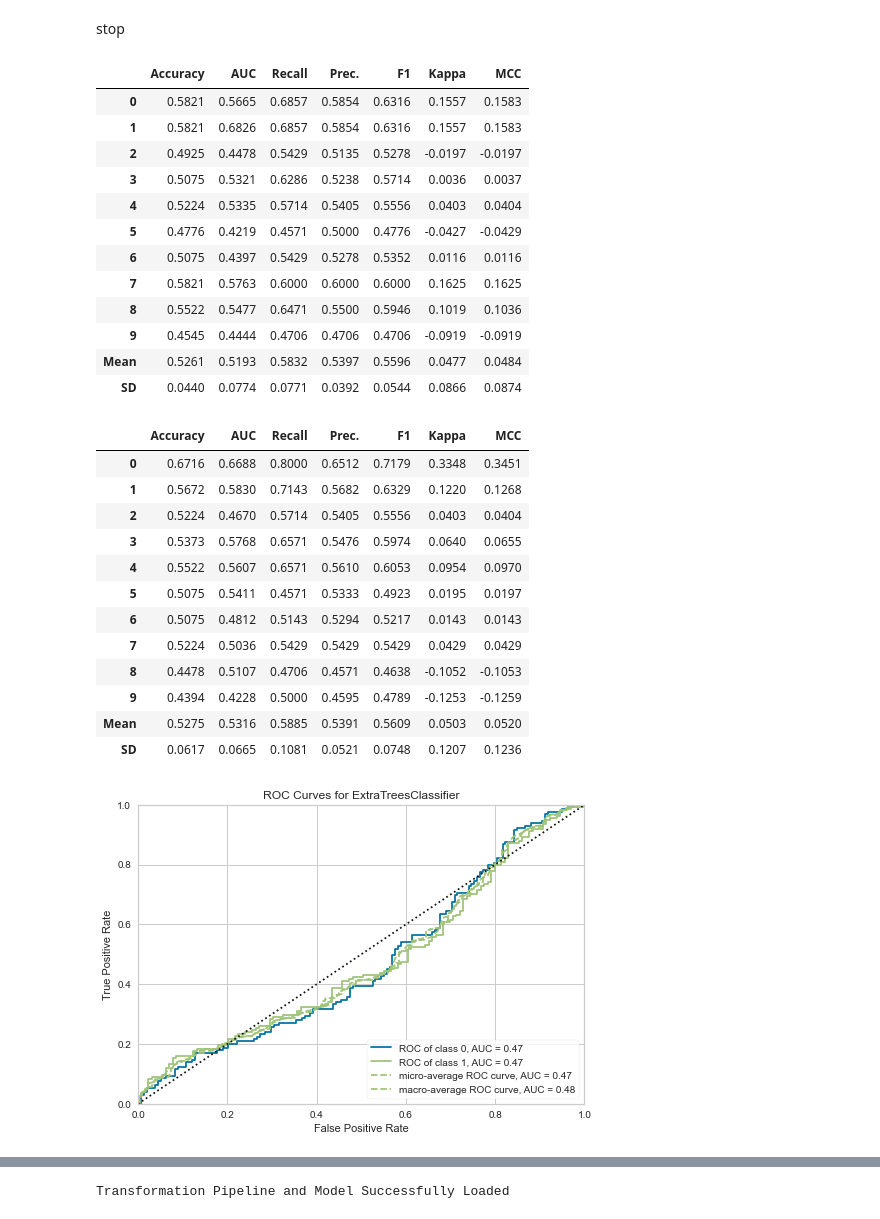
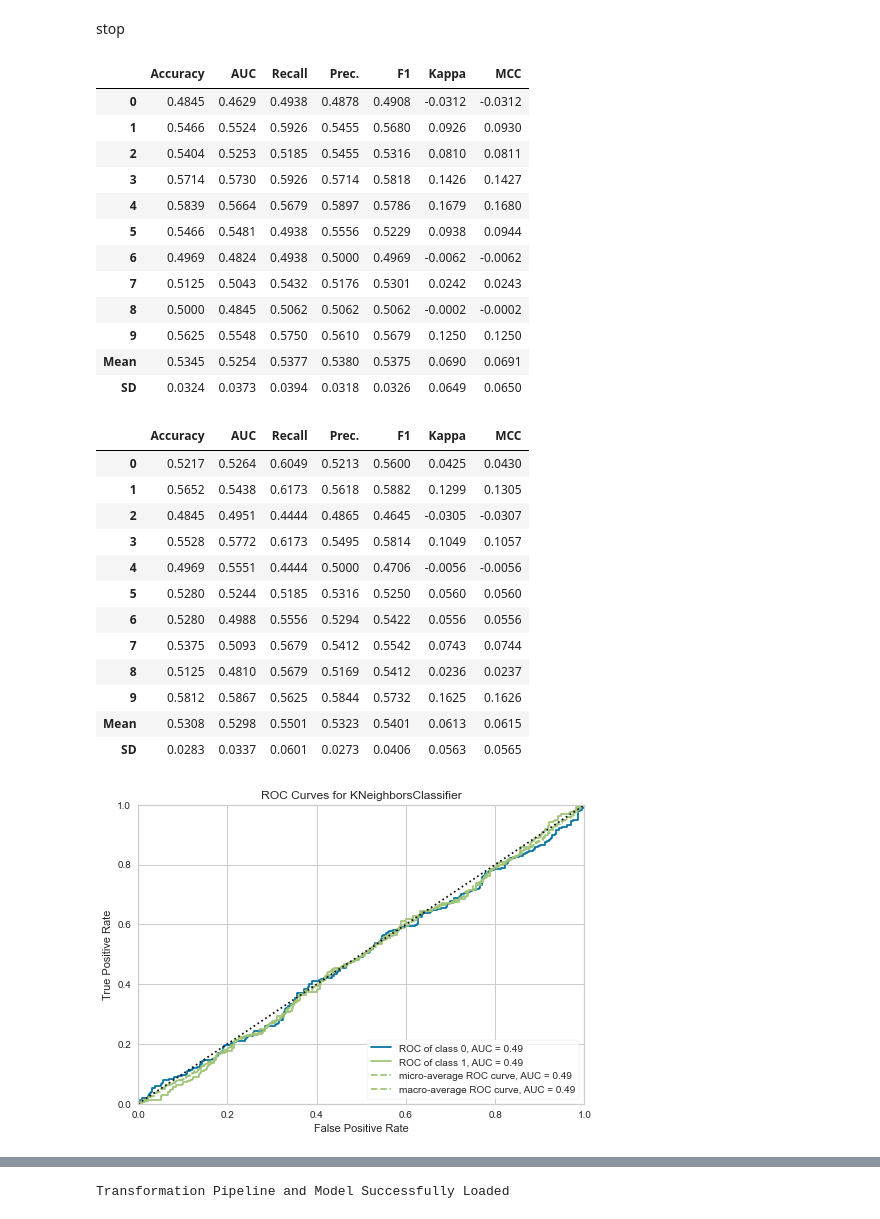
Before and after one commit to Forexience/Forexience, a Jupyter notebook: Testing_Pipeline/Back_Test_Binary_Classification.ipynb, the cells around one changed output, grey strips where cells are left out. Saved outputs shown, nothing was run; the diff lists cells and outputs as text; code cells hidden in the pictures.

```diff
--- a/Testing_Pipeline/Back_Test_Binary_Classification.ipynb
+++ b/Testing_Pipeline/Back_Test_Binary_Classification.ipynb
@@ -131,41 +126,41 @@ ExtraTreesClassifier(bootstrap=False, ccp_alpha=0.0, class_weight=None,
 # %% [markdown]
 stop
 # %%
-MODEL = create_model('et')
+MODEL = create_model('knn')
 # %% [output]
 |  | Accuracy | AUC | Recall | Prec. | F1 | Kappa | MCC |
-| 0 | 0.5821 | 0.5665 | 0.6857 | 0.5854 | 0.6316 | 0.1557 | 0.1583 |
-| 1 | 0.5821 | 0.6826 | 0.6857 | 0.5854 | 0.6316 | 0.1557 | 0.1583 |
-| 2 | 0.4925 | 0.4478 | 0.5429 | 0.5135 | 0.5278 | -0.0197 | -0.0197 |
-| 3 | 0.5075 | 0.5321 | 0.6286 | 0.5238 | 0.5714 | 0.0036 | 0.0037 |
-| 4 | 0.5224 | 0.5335 | 0.5714 | 0.5405 | 0.5556 | 0.0403 | 0.0404 |
-| 5 | 0.4776 | 0.4219 | 0.4571 | 0.5000 | 0.4776 | -0.0427 | -0.0429 |
-| 6 | 0.5075 | 0.4397 | 0.5429 | 0.5278 | 0.5352 | 0.0116 | 0.0116 |
-| 7 | 0.5821 | 0.5763 | 0.6000 | 0.6000 | 0.6000 | 0.1625 | 0.1625 |
-| 8 | 0.5522 | 0.5477 | 0.6471 | 0.5500 | 0.5946 | 0.1019 | 0.1036 |
-| 9 | 0.4545 | 0.4444 | 0.4706 | 0.4706 | 0.4706 | -0.0919 | -0.0919 |
-| Mean | 0.5261 | 0.5193 | 0.5832 | 0.5397 | 0.5596 | 0.0477 | 0.0484 |
-| SD | 0.0440 | 0.0774 | 0.0771 | 0.0392 | 0.0544 | 0.0866 | 0.0874 |
+| 0 | 0.4845 | 0.4629 | 0.4938 | 0.4878 | 0.4908 | -0.0312 | -0.0312 |
+| 1 | 0.5466 | 0.5524 | 0.5926 | 0.5455 | 0.5680 | 0.0926 | 0.0930 |
+| 2 | 0.5404 | 0.5253 | 0.5185 | 0.5455 | 0.5316 | 0.0810 | 0.0811 |
+| 3 | 0.5714 | 0.5730 | 0.5926 | 0.5714 | 0.5818 | 0.1426 | 0.1427 |
+| 4 | 0.5839 | 0.5664 | 0.5679 | 0.5897 | 0.5786 | 0.1679 | 0.1680 |
+| 5 | 0.5466 | 0.5481 | 0.4938 | 0.5556 | 0.5229 | 0.0938 | 0.0944 |
+| 6 | 0.4969 | 0.4824 | 0.4938 | 0.5000 | 0.4969 | -0.0062 | -0.0062 |
+| 7 | 0.5125 | 0.5043 | 0.5432 | 0.5176 | 0.5301 | 0.0242 | 0.0243 |
+| 8 | 0.5000 | 0.4845 | 0.5062 | 0.5062 | 0.5062 | -0.0002 | -0.0002 |
+| 9 | 0.5625 | 0.5548 | 0.5750 | 0.5610 | 0.5679 | 0.1250 | 0.1250 |
+| Mean | 0.5345 | 0.5254 | 0.5377 | 0.5380 | 0.5375 | 0.0690 | 0.0691 |
+| SD | 0.0324 | 0.0373 | 0.0394 | 0.0318 | 0.0326 | 0.0649 | 0.0650 |
 # %%
 TUNED_MODEL = tune_model(MODEL)
 # %% [output]
 |  | Accuracy | AUC | Recall | Prec. | F1 | Kappa | MCC |
-| 0 | 0.6716 | 0.6688 | 0.8000 | 0.6512 | 0.7179 | 0.3348 | 0.3451 |
-| 1 | 0.5672 | 0.5830 | 0.7143 | 0.5682 | 0.6329 | 0.1220 | 0.1268 |
-| 2 | 0.5224 | 0.4670 | 0.5714 | 0.5405 | 0.5556 | 0.0403 | 0.0404 |
-| 3 | 0.5373 | 0.5768 | 0.6571 | 0.5476 | 0.5974 | 0.0640 | 0.0655 |
-| 4 | 0.5522 | 0.5607 | 0.6571 | 0.5610 | 0.6053 | 0.0954 | 0.0970 |
-| 5 | 0.5075 | 0.5411 | 0.4571 | 0.5333 | 0.4923 | 0.0195 | 0.0197 |
-| 6 | 0.5075 | 0.4812 | 0.5143 | 0.5294 | 0.5217 | 0.0143 | 0.0143 |
-| 7 | 0.5224 | 0.5036 | 0.5429 | 0.5429 | 0.5429 | 0.0429 | 0.0429 |
-| 8 | 0.4478 | 0.5107 | 0.4706 | 0.4571 | 0.4638 | -0.1052 | -0.1053 |
-| 9 | 0.4394 | 0.4228 | 0.5000 | 0.4595 | 0.4789 | -0.1253 | -0.1259 |
-| Mean | 0.5275 | 0.5316 | 0.5885 | 0.5391 | 0.5609 | 0.0503 | 0.0520 |
-| SD | 0.0617 | 0.0665 | 0.1081 | 0.0521 | 0.0748 | 0.1207 | 0.1236 |
+| 0 | 0.5217 | 0.5264 | 0.6049 | 0.5213 | 0.5600 | 0.0425 | 0.0430 |
+| 1 | 0.5652 | 0.5438 | 0.6173 | 0.5618 | 0.5882 | 0.1299 | 0.1305 |
+| 2 | 0.4845 | 0.4951 | 0.4444 | 0.4865 | 0.4645 | -0.0305 | -0.0307 |
+| 3 | 0.5528 | 0.5772 | 0.6173 | 0.5495 | 0.5814 | 0.1049 | 0.1057 |
+| 4 | 0.4969 | 0.5551 | 0.4444 | 0.5000 | 0.4706 | -0.0056 | -0.0056 |
+| 5 | 0.5280 | 0.5244 | 0.5185 | 0.5316 | 0.5250 | 0.0560 | 0.0560 |
+| 6 | 0.5280 | 0.4988 | 0.5556 | 0.5294 | 0.5422 | 0.0556 | 0.0556 |
+| 7 | 0.5375 | 0.5093 | 0.5679 | 0.5412 | 0.5542 | 0.0743 | 0.0744 |
+| 8 | 0.5125 | 0.4810 | 0.5679 | 0.5169 | 0.5412 | 0.0236 | 0.0237 |
+| 9 | 0.5812 | 0.5867 | 0.5625 | 0.5844 | 0.5732 | 0.1625 | 0.1626 |
+| Mean | 0.5308 | 0.5298 | 0.5501 | 0.5323 | 0.5401 | 0.0613 | 0.0615 |
+| SD | 0.0283 | 0.0337 | 0.0601 | 0.0273 | 0.0406 | 0.0563 | 0.0565 |
 # %%
 plot_model(TUNED_MODEL, plot = 'auc')
 # %% [output]
-[figure, old version]
+[figure, new version]
 # %%
 plot_model(TUNED_MODEL, plot = 'pr')
 # %% [output]
```
Also changed, not shown: parts of 19 cells of this notebook, 4 other files.
